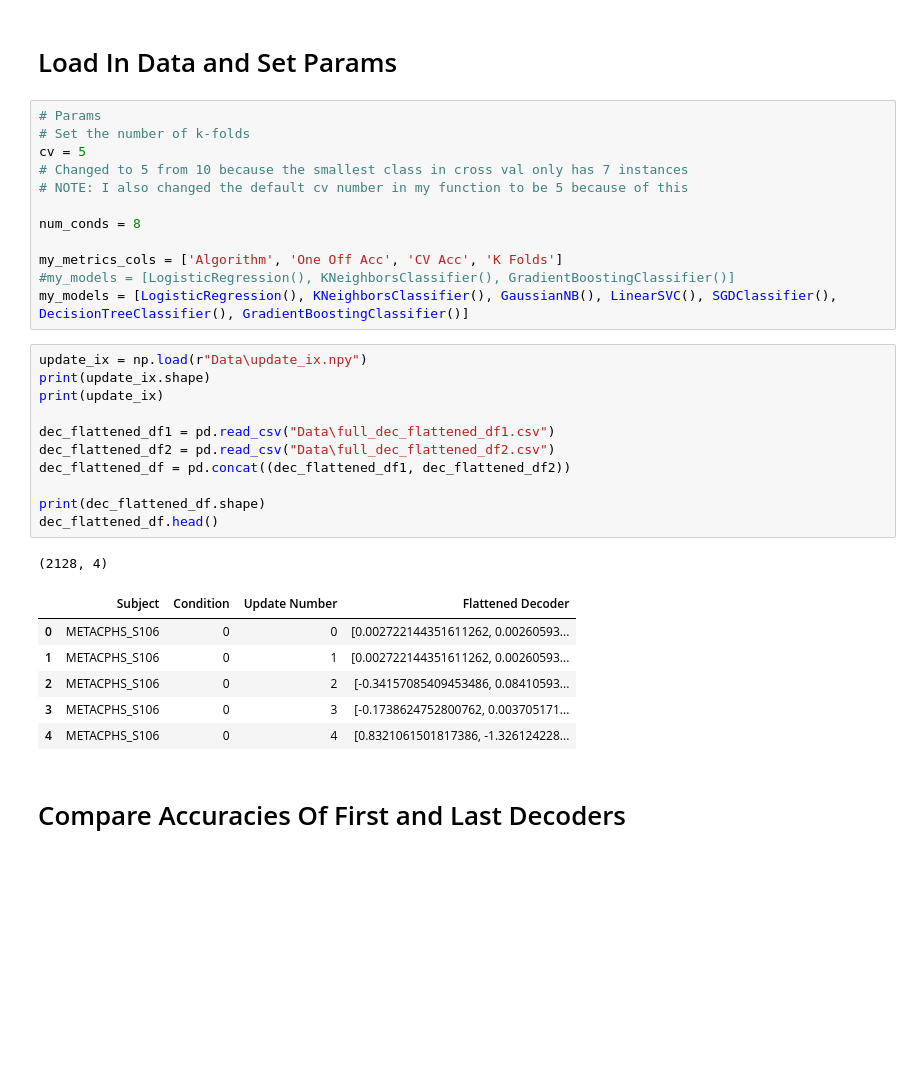
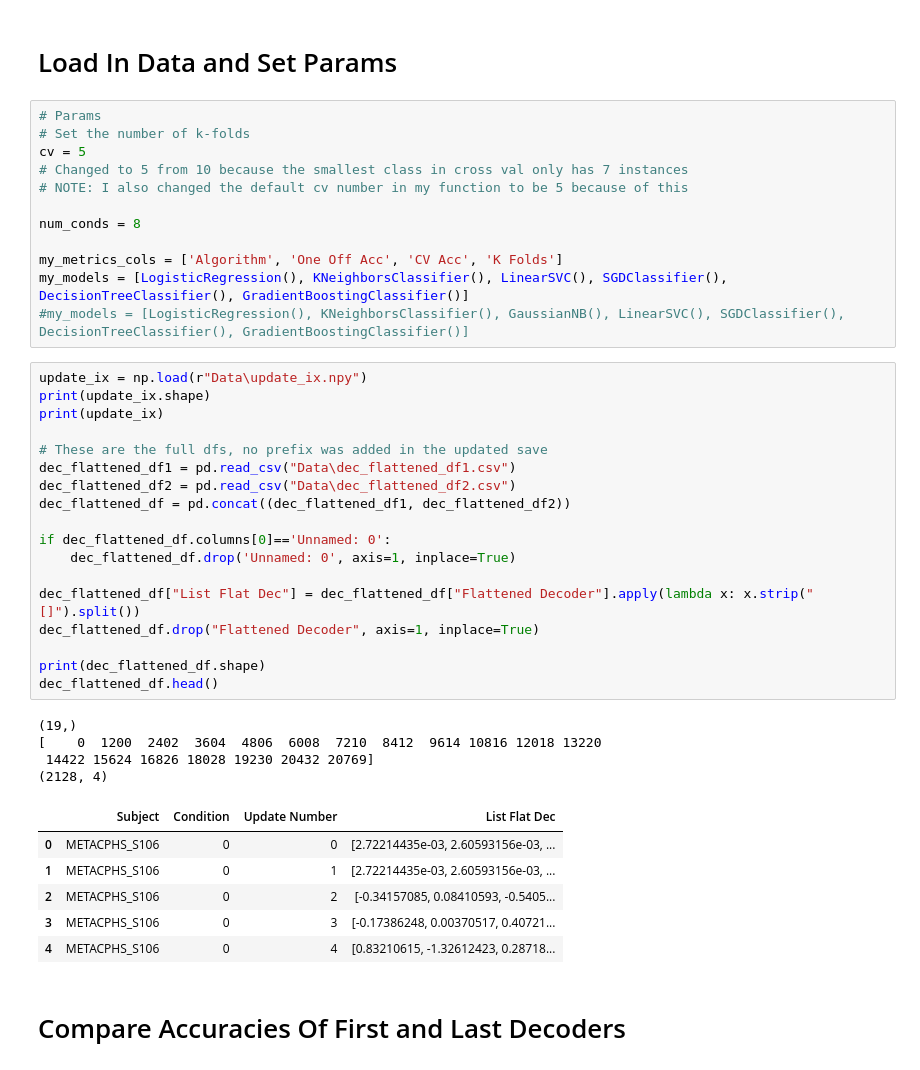
Before and after one commit to kdmalc/personalization-privacy-risk, a Jupyter notebook: 104_Decoder_Info_Per_Update.ipynb, the cells around one changed output. Saved outputs shown, nothing was run; the diff lists cells and outputs as text; blank space fills up the shorter version.

```diff
--- a/104_Decoder_Info_Per_Update.ipynb
+++ b/104_Decoder_Info_Per_Update.ipynb
@@ -39,27 +39,37 @@ cv = 5
 num_conds = 8
 
 my_metrics_cols = ['Algorithm', 'One Off Acc', 'CV Acc', 'K Folds']
-#my_models = [LogisticRegression(), KNeighborsClassifier(), GradientBoostingClassifier()]
-my_models = [LogisticRegression(), KNeighborsClassifier(), GaussianNB(), LinearSVC(), SGDClassifier(), DecisionTreeClassifier(), GradientBoostingClassifier()]
+my_models = [LogisticRegression(), KNeighborsClassifier(), LinearSVC(), SGDClassifier(), DecisionTreeClassifier(), GradientBoostingClassifier()]
+#my_models = [LogisticRegression(), KNeighborsClassifier(), GaussianNB(), LinearSVC(), SGDClassifier(), DecisionTreeClassifier(), GradientBoostingClassifier()]
 # %%
 update_ix = np.load(r"Data\update_ix.npy")
 print(update_ix.shape)
 print(update_ix)
 
-dec_flattened_df1 = pd.read_csv("Data\full_dec_flattened_df1.csv")
-dec_flattened_df2 = pd.read_csv("Data\full_dec_flattened_df2.csv")
+# These are the full dfs, no prefix was added in the updated save
+dec_flattened_df1 = pd.read_csv("Data\dec_flattened_df1.csv")
+dec_flattened_df2 = pd.read_csv("Data\dec_flattened_df2.csv")
 dec_flattened_df = pd.concat((dec_flattened_df1, dec_flattened_df2))
+
+if dec_flattened_df.columns[0]=='Unnamed: 0':
+    dec_flattened_df.drop('Unnamed: 0', axis=1, inplace=True)
+
+dec_flattened_df["List Flat Dec"] = dec_flattened_df["Flattened Decoder"].apply(lambda x: x.strip("[]").split())
+dec_flattened_df.drop("Flattened Decoder", axis=1, inplace=True)
 
 print(dec_flattened_df.shape)
 dec_flattened_df.head()
 # %% [output]
+(19,)
+[    0  1200  2402  3604  4806  6008  7210  8412  9614 10816 12018 13220
+ 14422 15624 16826 18028 19230 20432 20769]
 (2128, 4)
-|  | Subject | Condition | Update Number | Flattened Decoder |
-| 0 | METACPHS_S106 | 0 | 0 | [0.002722144351611262, 0.00260593... |
-| 1 | METACPHS_S106 | 0 | 1 | [0.002722144351611262, 0.00260593... |
-| 2 | METACPHS_S106 | 0 | 2 | [-0.34157085409453486, 0.08410593... |
-| 3 | METACPHS_S106 | 0 | 3 | [-0.1738624752800762, 0.003705171... |
-| 4 | METACPHS_S106 | 0 | 4 | [0.8321061501817386, -1.326124228... |
+|  | Subject | Condition | Update Number | List Flat Dec |
+| 0 | METACPHS_S106 | 0 | 0 | [2.72214435e-03, 2.60593156e-03, ... |
+| 1 | METACPHS_S106 | 0 | 1 | [2.72214435e-03, 2.60593156e-03, ... |
+| 2 | METACPHS_S106 | 0 | 2 | [-0.34157085, 0.08410593, -0.5405... |
+| 3 | METACPHS_S106 | 0 | 3 | [-0.17386248, 0.00370517, 0.40721... |
+| 4 | METACPHS_S106 | 0 | 4 | [0.83210615, -1.32612423, 0.28718... |
 # %% [markdown]
 # Compare Accuracies Of First and Last Decoders
 # %%
```
Also changed, not shown: parts of 13 cells of this notebook, 2 other files.
